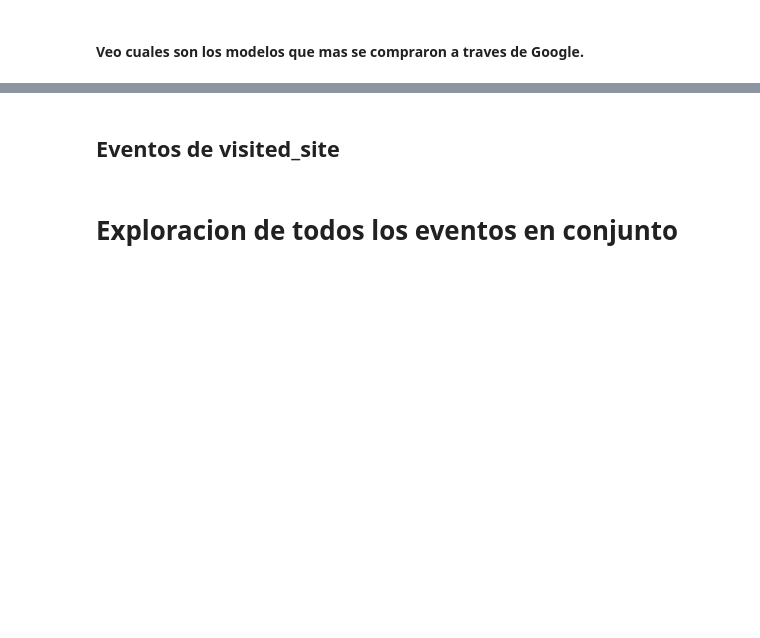
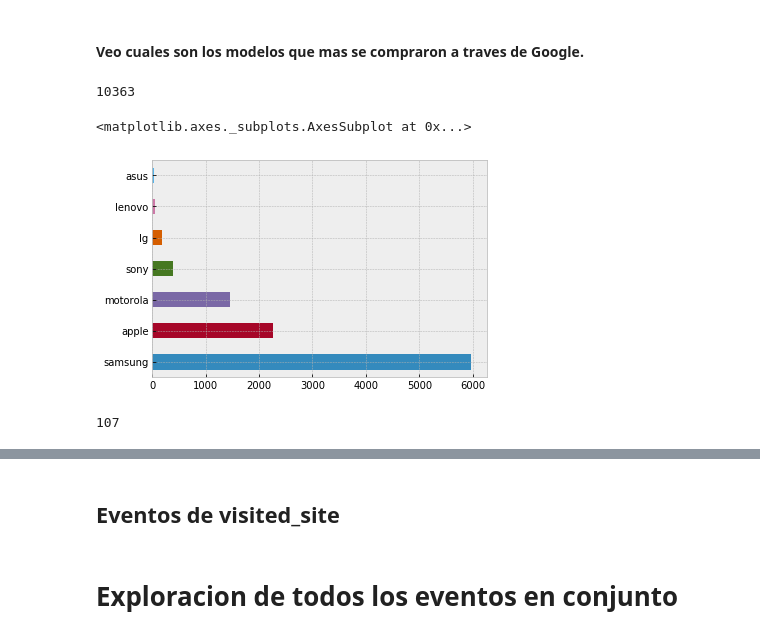
Before and after one commit to juanpcapurro/tp_datos_2c2018, a Jupyter notebook: analisis_exploratorio.ipynb, the cells around one changed output, grey strips where cells are left out. Saved outputs shown, nothing was run; the diff lists cells and outputs as text; code cells hidden in the pictures; blank space fills up the shorter version.

Commit message:
search engine hit and conversion vs models plots

```diff
--- a/analisis_exploratorio.ipynb
+++ b/analisis_exploratorio.ipynb
@@ -93,0 +99,21 @@ raw_eventos[raw_eventos['event'] == 'conversion']['search_engine'].dropna().head
+# %%
+search_events = raw_eventos[raw_eventos.event == 'search engine hit']
+convertion_events = raw_eventos[raw_eventos.event == 'conversion']
+# %%
+search_and_buy = convertion_events.merge(search_events, how = 'left', on = 'person')
+# %%
+len(search_and_buy)
+# %% [output]
+10363
+# %%
+search_and_buy['brand_x'].value_counts().plot(kind = 'barh')
+# %% [output]
+<matplotlib.axes._subplots.AxesSubplot at 0x...>
+[figure, added]
+# %%
+search_and_buy['count'] = 1
+pivot = pd.pivot_table(search_and_buy[['model_x', 'search_engine_y','count']], index= ['model_x', 'search_engine_y'], aggfunc = 'count')
+pivot = pivot.reset_index().pivot('model_x', 'search_engine_y', 'count')
+len(pivot)
+# %% [output]
+107
```
Also changed, not shown: parts of 9 cells of this notebook.
